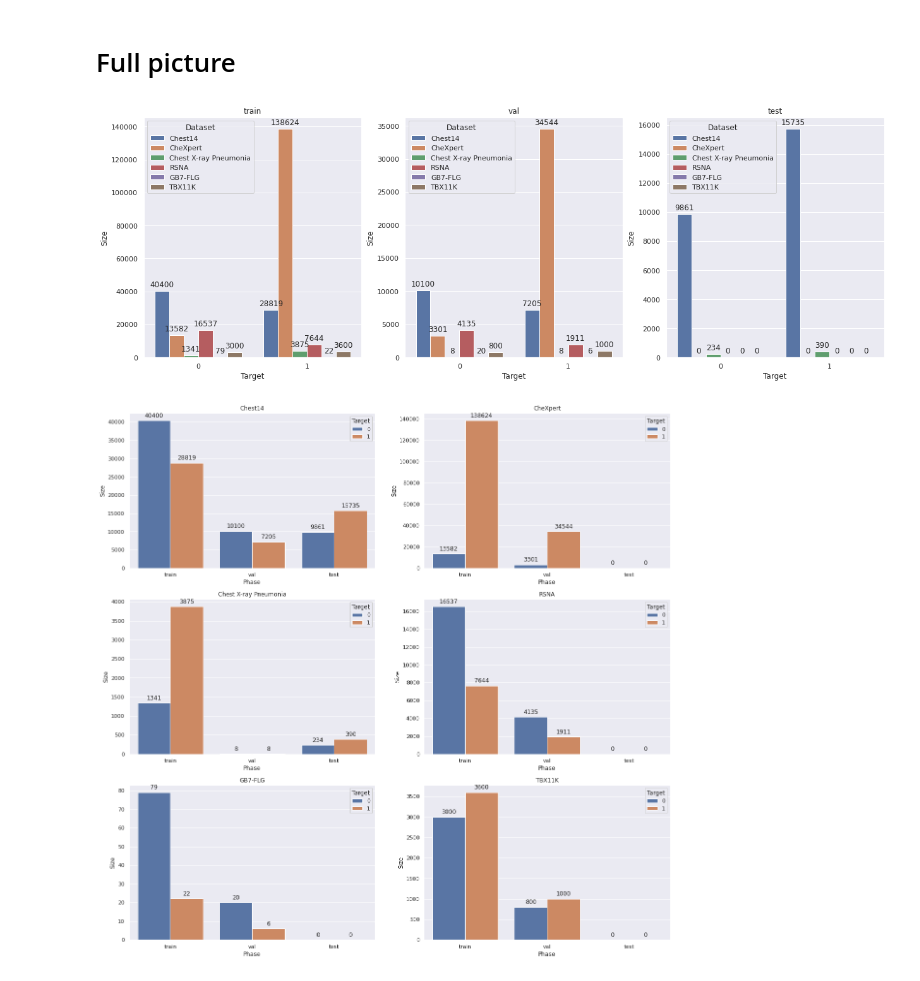
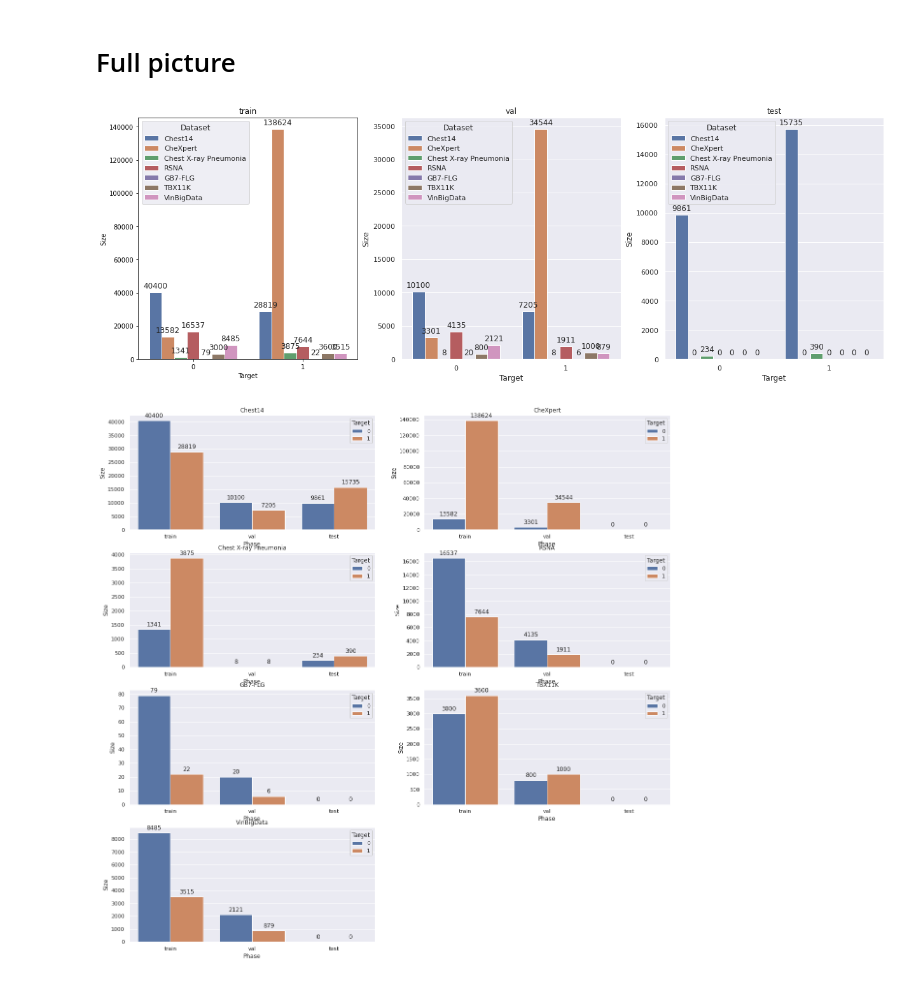
Before and after one commit to Genvekt/SSL_Chest_Xray, a Jupyter notebook: Datasets Statistics.ipynb, the cells around one changed output. Cells and saved outputs as stored; diff of their text form; code cells hidden in the pictures.

```diff
--- a/Datasets Statistics.ipynb
+++ b/Datasets Statistics.ipynb
@@ -11,7 +11,8 @@ DATASETS = {
     "Chest X-ray Pneumonia": {"csv":"datasets/chest-xray-pneumonia.csv"},
     "RSNA": {"csv":"datasets/rsna.csv"},
     "GB7-FLG": {"csv":"datasets/gb7-flg.csv"},
-    "TBX11K":{"csv": "datasets/tbx11k.csv"}
+    "TBX11K":{"csv": "datasets/tbx11k.csv"},
+    "VinBigData":{"csv":"datasets/vinbigdata.csv"}
 }
 # %%
 for dataset_name in DATASETS.keys():
@@ -63,35 +64,35 @@ for phase_idx in range(len(phases)):
     plt.title(phase)
 plt.show()
 # %% [output]
-[figure, old version]
+[figure, new version]
 # %%
 plt.figure(figsize=(20, 20))
 datasets = list(DATASETS.keys())
 for dataset_idx in range(len(datasets)):
     dataset = datasets[dataset_idx]
     data = []
     for phase in ["train", "val", "test"]:
         for target in [0,1]:
             item = {}
             item["Phase"] = phase
             item["Target"] = target
             item["Size"] = DATASETS[dataset][phase][target]
 
             data.append(item)
     data = pd.DataFrame(data)
 
 
-    plt.subplot(3,2,dataset_idx+1)
+    plt.subplot(4,2,dataset_idx+1)
     sns.set_theme(style="darkgrid", palette="deep")
     splot = sns.barplot(x="Phase", y="Size", hue="Target", data=data)
     for p in splot.patches:
         splot.annotate(format(p.get_height(), '.0f'),
                    (p.get_x() + p.get_width() / 2., p.get_height()),
                    ha = 'center',
                    va = 'center',
                    xytext = (0, 10),
                    textcoords = 'offset points')
     plt.title(dataset)
 plt.show()
 # %% [output]
-[figure, old version]
+[figure, new version]
```
Also changed, not shown: 21 other files.
